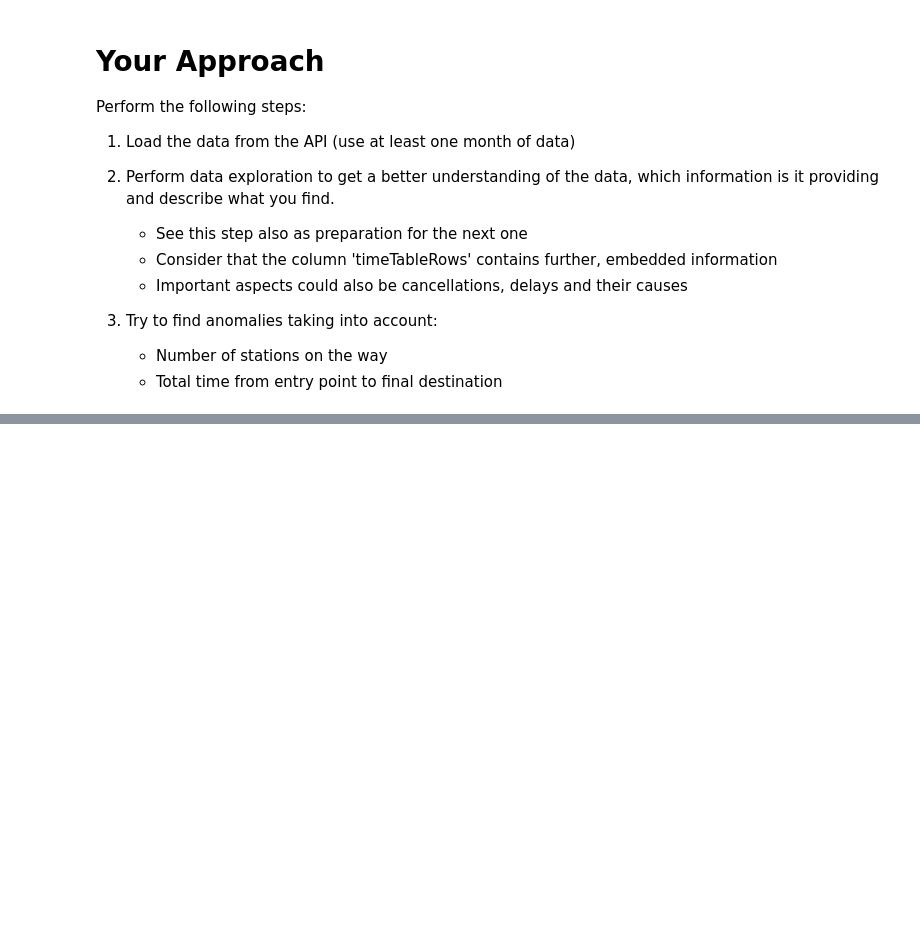
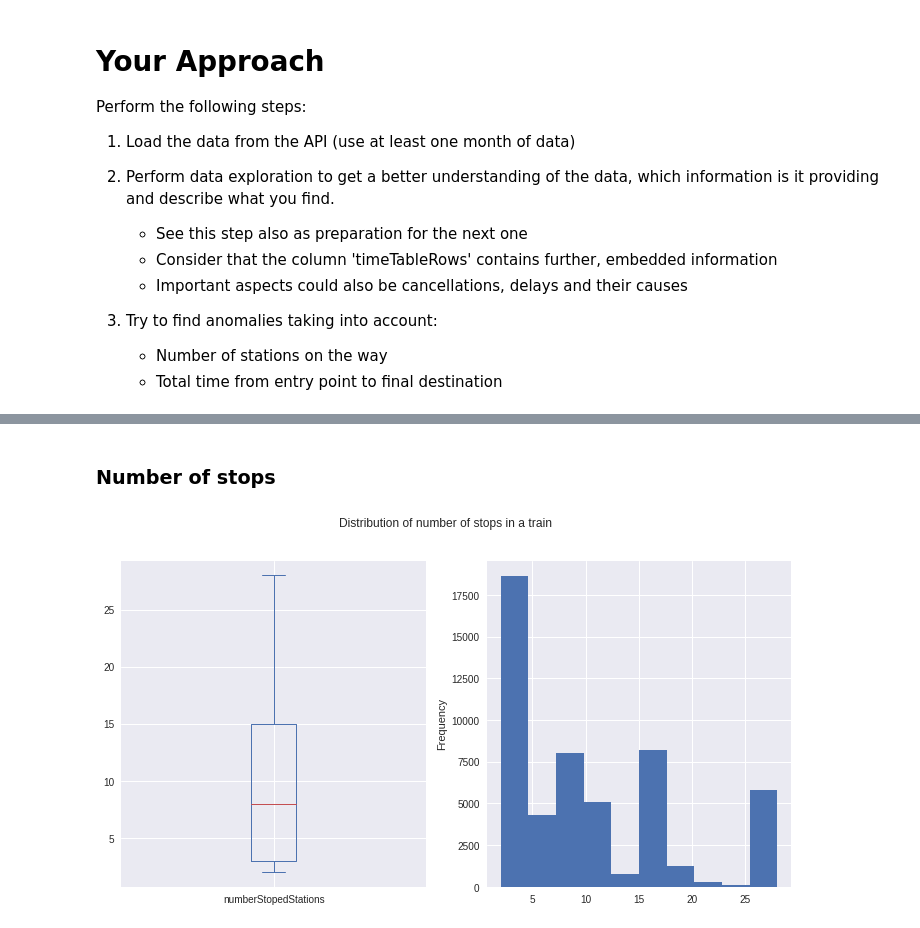
Before and after one commit to dfhssilva/railway_traffic, a Jupyter notebook: CodingTask.ipynb, the cells around one changed output, grey strips where cells are left out. Cells and saved outputs as stored; diff of their text form; code cells hidden in the pictures; blank space fills up the shorter version.

```diff
--- a/CodingTask.ipynb
+++ b/CodingTask.ipynb
@@ -7,3 +3,16 @@ from src.utils import run_query
+# %%
+from datetime import timedelta
+
+import matplotlib.pyplot as plt
+import networkx as nx
+import pandas as pd
+
+from src.data import *
+from src.network import create_network
+from src.app.main import create_dash_app
+
+# Configs
+plt.style.use('seaborn')
 # %% [markdown]
 # Task description
 
@@ -93,0 +44,4 @@ Please write 2-3 sentences about your findings and how you would interpret them/
+# %%
+# Loading past 30 days trains data
+df = load_cleaned_trains()
+df.head()
@@ -93,0 +97,11 @@ Please write 2-3 sentences about your findings and how you would interpret them/
+# %% [markdown]
+### Number of stops
+# %%
+fig, (ax1, ax2) = plt.subplots(1,2, figsize=(12, 6))
+df['numberStopedStations'].plot(kind='box', ax=ax1)
+df['numberStopedStations'].plot(kind='hist', ax=ax2)
+
+plt.suptitle('Distribution of number of stops in a train')
+plt.show()
+# %% [output]
+[figure, added]
```
Also changed, not shown: parts of 49 cells of this notebook, 1 other file.
